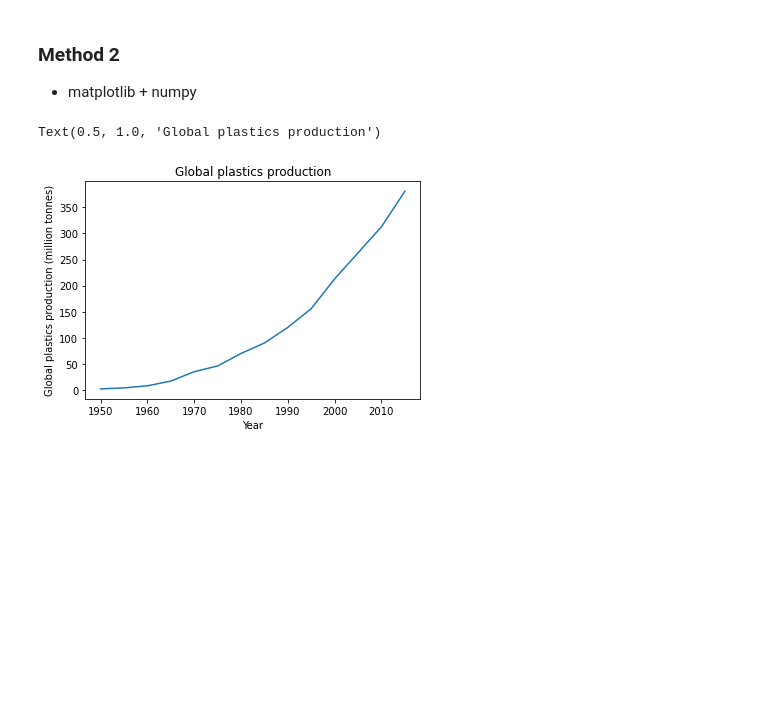
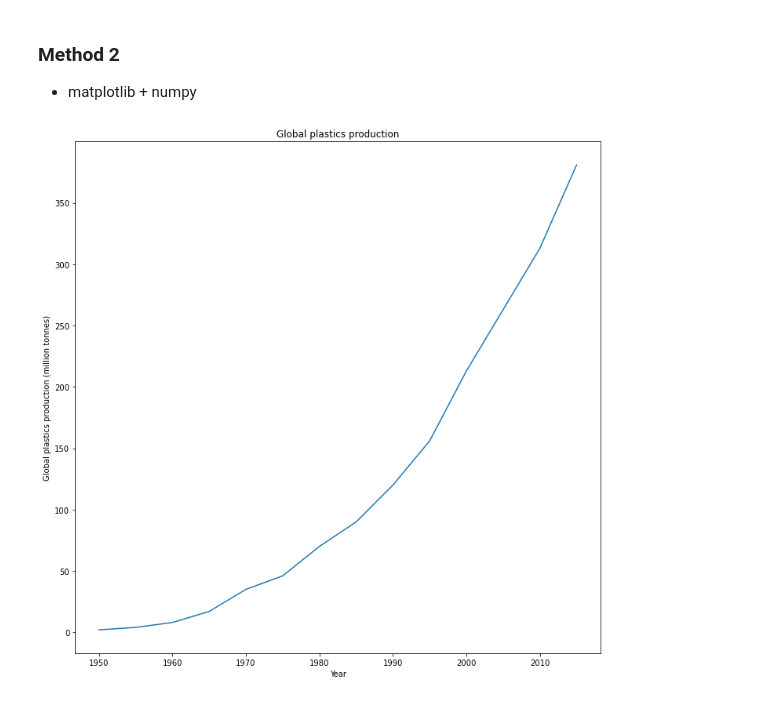
Before and after one commit to thecodeak/computational_seminar, a Jupyter notebook: widgraph.ipynb, the cells around one changed output. Saved outputs shown, nothing was run; the diff lists cells and outputs as text; code cells hidden in the pictures; blank space fills up the shorter version.

Commit message:
url-based data and a bigger graph

```diff
--- a/widgraph.ipynb
+++ b/widgraph.ipynb
@@ -44,11 +44,11 @@ from matplotlib import pyplot as plt
 # %%
 x = np.array([1950,1955,1960,1965,1970,1975,1980,1985,1990,1995,2000,2005,2010,2015])
 y = np.array([2,4,8,17,35,46,70,90,120,156,213,263,313,381])
 plt.figure()
 plt.plot(x,y)
 plt.xlabel("Year")
 plt.ylabel("Global plastics production (million tonnes)")
 plt.title("Global plastics production")
+plt.rcParams["figure.figsize"] = (10,12)
 # %% [output]
-Text(0.5, 1.0, 'Global plastics production')
-[figure, old version]
+[figure, new version]
```
Also changed, not shown: parts of 1 cell of this notebook.
